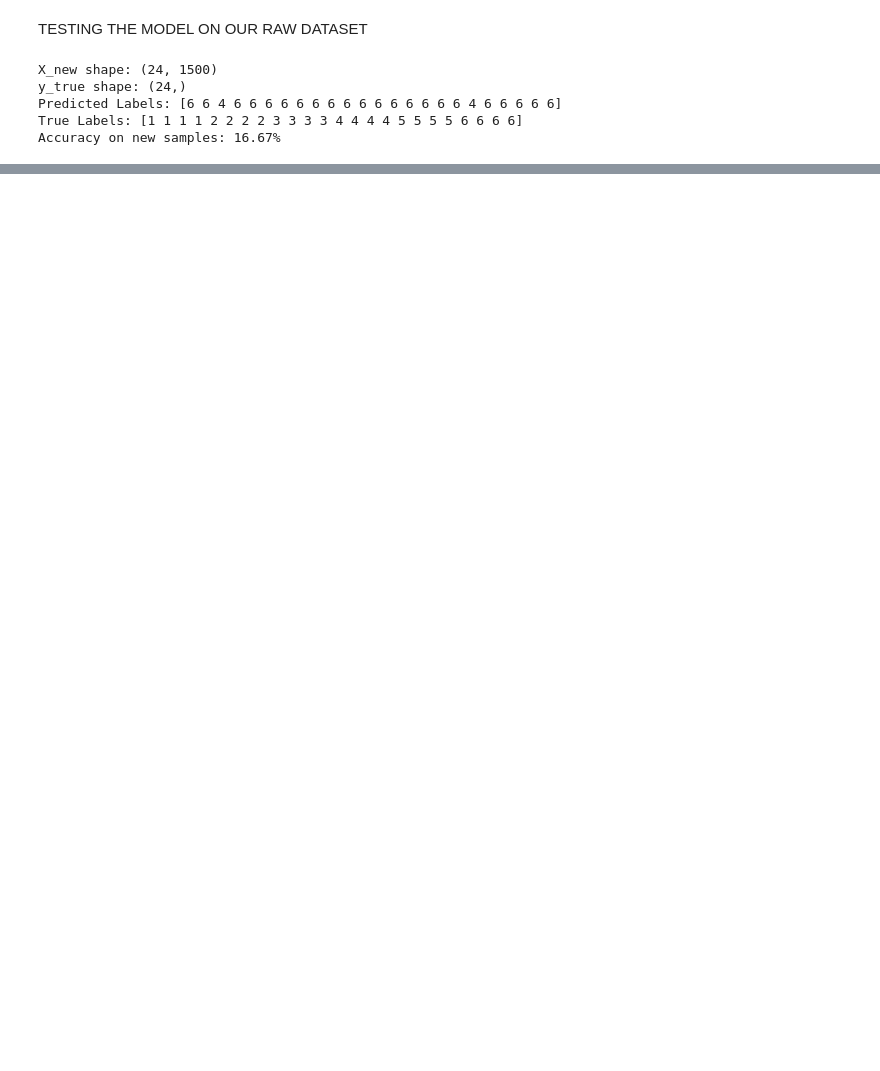
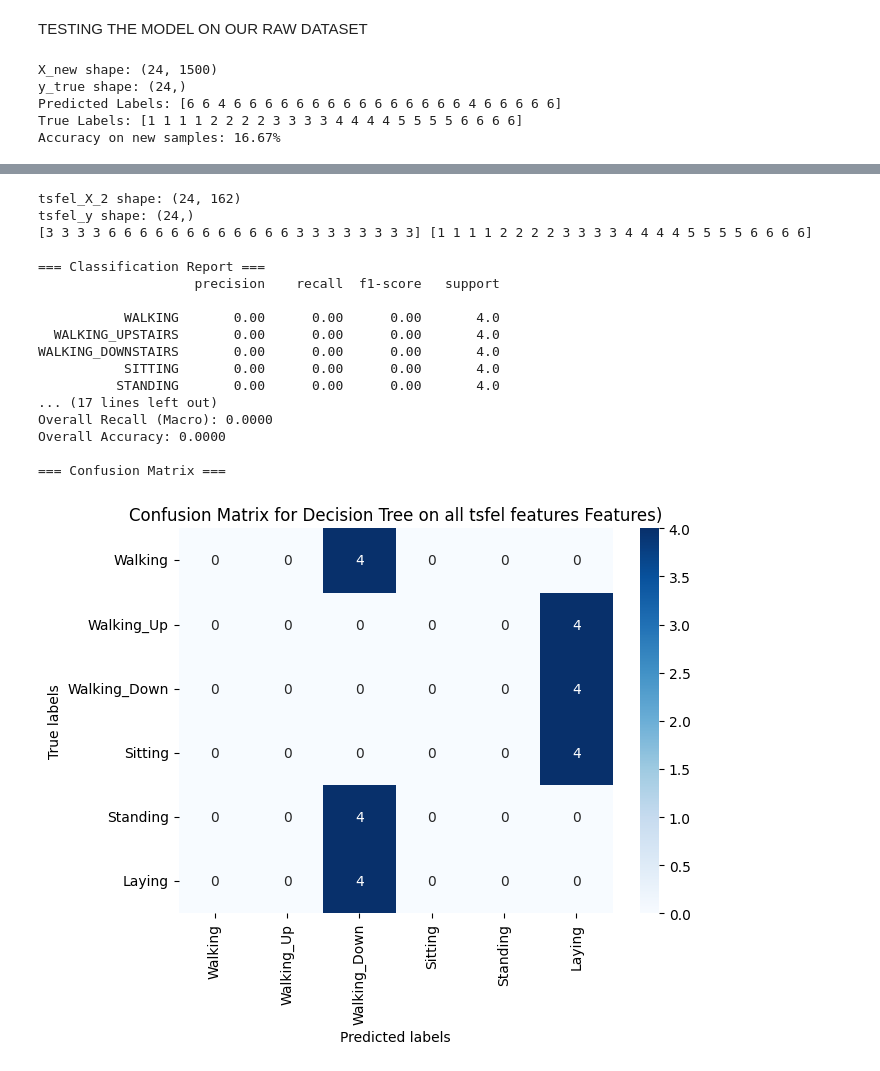
Before and after one commit to Tanushka-Sonde/ES335-assignment-1, a Jupyter notebook: HAR/HAR_task_3.ipynb, the cells around one changed output, grey strips where cells are left out. Drawn from its saved outputs; the diff is of its cells as text; code cells hidden in the pictures; blank space fills up the shorter version.

```diff
--- a/HAR/HAR_task_3.ipynb
+++ b/HAR/HAR_task_3.ipynb
@@ -396,3 +418,78 @@ WALKING_DOWNSTAIRS       0.00      0.00      0.00         4
+# %%
+classes = {
+    1: "WALKING",
+    2: "WALKING_UPSTAIRS",
+    3: "WALKING_DOWNSTAIRS",
+    4: "SITTING",
+    5: "STANDING",
+    6: "LAYING"
+}
+# Get training and test data tsfel
+feature="all"
+tsfel_X_2, tsfel_y = tsfel_features(X_new, y_true,feature)
+print("tsfel_X_2 shape:", tsfel_X_2.shape)
+print("tsfel_y shape:", tsfel_y.shape)
+
+y_pred = model_3.predict(tsfel_X_2)
+
+print(y_pred,y_true)
+
+# === Overall Metrics ===
+print("\n=== Classification Report ===")
+print(classification_report(y_true, y_pred, target_names=[classes[i] for i in sorted(classes.keys())]))
+
+# === Per-class Precision, Recall, Accuracy ===
+precision = precision_score(y_true, y_pred, average=None)
+recall = recall_score(y_true, y_pred, average=None)
+
+print("\n=== Precision, Recall, Accuracy per Class ===")
+for i, class_label in enumerate(sorted(classes.keys())):
+    class_accuracy = accuracy_score(y_true == class_label, y_pred == class_label)
+    print(f"{classes[class_label]}: Precision = {precision[i]:.4f}, Recall = {recall[i]:.4f}, Accuracy = {class_accuracy:.4f}")
+
+# === Macro Averages ===
+precision_macro = precision_score(y_true, y_pred, average='macro')
+recall_macro = recall_score(y_true, y_pred, average='macro')
+accuracy = accuracy_score(y_true, y_pred)
+
+print("\n=== Overall Performance ===")
+print(f"Overall Precision (Macro): {precision_macro:.4f}")
+print(f"Overall Recall (Macro): {recall_macro:.4f}")
+print(f"Overall Accuracy: {accuracy:.4f}")
+
+# === Confusion Matrix ===
+print("\n=== Confusion Matrix ===")
+cm = confusion_matrix(y_true, y_pred)
+
+
+
+plt.figure(figsize=(7,5))
+sns.heatmap(cm, annot=True, fmt="d", cmap="Blues",
+            xticklabels=["Walking","Walking_Up","Walking_Down","Sitting","Standing","Laying"],
+            yticklabels=["Walking","Walking_Up","Walking_Down","Sitting","Standing","Laying"])
+plt.xlabel("Predicted labels")
+plt.ylabel("True labels")
+plt.title("Confusion Matrix for Decision Tree on all tsfel features Features)")
+plt.show()
+# %% [output]
+tsfel_X_2 shape: (24, 162)
+tsfel_y shape: (24,)
+[3 3 3 3 6 6 6 6 6 6 6 6 6 6 6 6 3 3 3 3 3 3 3 3] [1 1 1 1 2 2 2 2 3 3 3 3 4 4 4 4 5 5 5 5 6 6 6 6]
+
+=== Classification Report ===
+                    precision    recall  f1-score   support
+
+           WALKING       0.00      0.00      0.00       4.0
+  WALKING_UPSTAIRS       0.00      0.00      0.00       4.0
+WALKING_DOWNSTAIRS       0.00      0.00      0.00       4.0
+           SITTING       0.00      0.00      0.00       4.0
+          STANDING       0.00      0.00      0.00       4.0
+... (17 lines left out)
+Overall Recall (Macro): 0.0000
+Overall Accuracy: 0.0000
+
+=== Confusion Matrix ===
+[figure, added]
 # %%
 import os
 import numpy as np
```
Also changed, not shown: parts of 4 cells of this notebook, 3 other files.
